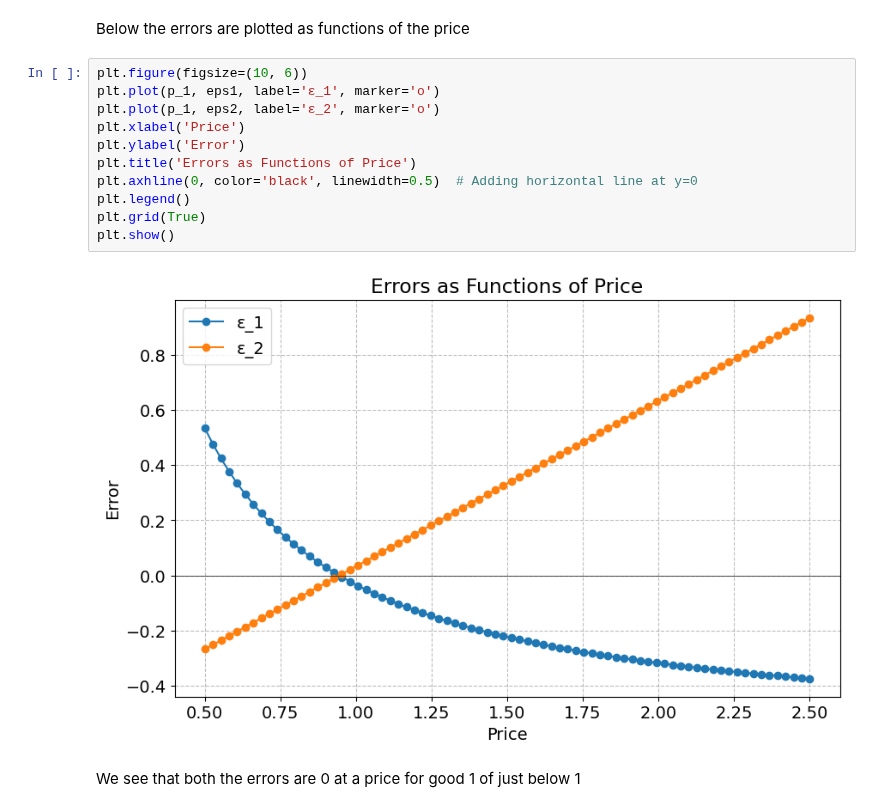
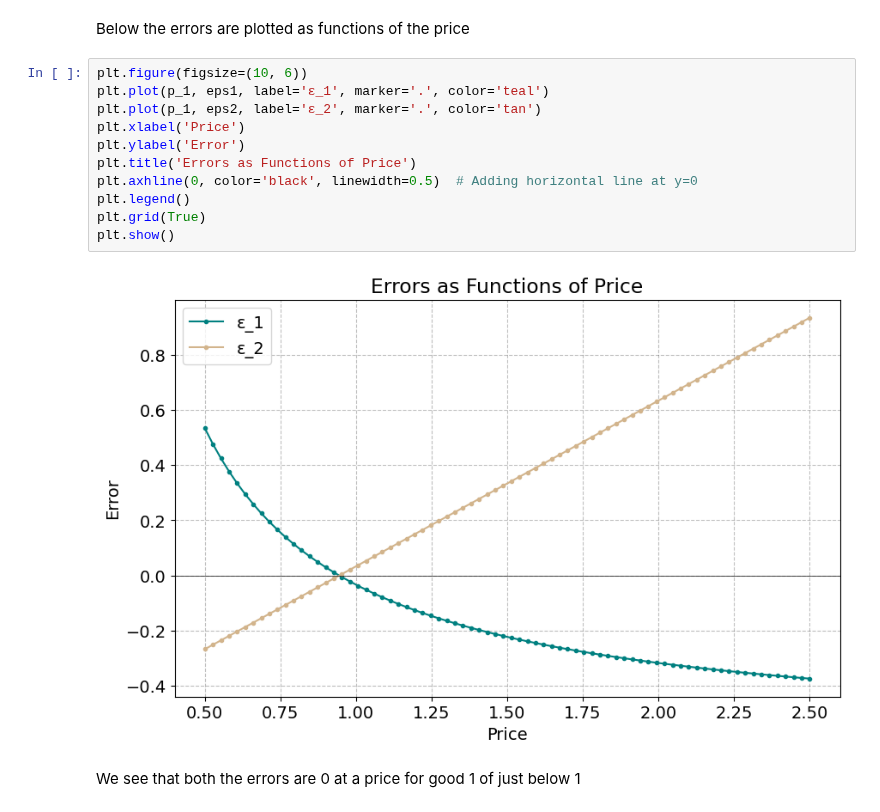
Before and after one commit to NumEconCopenhagen/projects-2024-codeonomics-crew, a Jupyter notebook: inauguralproject/inauguralproject.ipynb, the cells around one changed output. Drawn from its saved outputs; the diff is of its cells as text.

```diff
--- a/inauguralproject/inauguralproject.ipynb
+++ b/inauguralproject/inauguralproject.ipynb
@@ -159,17 +159,17 @@ For price = 2.50 ---> epsilon1 = -0.3733         and epsilon2 = +0.9333
 Below the errors are plotted as functions of the price
 # %%
 plt.figure(figsize=(10, 6))
-plt.plot(p_1, eps1, label='ε_1', marker='o')
-plt.plot(p_1, eps2, label='ε_2', marker='o')
+plt.plot(p_1, eps1, label='ε_1', marker='.', color='teal')
+plt.plot(p_1, eps2, label='ε_2', marker='.', color='tan')
 plt.xlabel('Price')
 plt.ylabel('Error')
 plt.title('Errors as Functions of Price')
 plt.axhline(0, color='black', linewidth=0.5)  # Adding horizontal line at y=0
 plt.legend()
 plt.grid(True)
 plt.show()
 # %% [output]
-[figure, old version]
+[figure, new version]
 # %% [markdown]
 We see that both the errors are 0 at a price for good 1 of just below 1
 # %% [markdown]
```
Also changed, not shown: parts of 5 cells of this notebook.
